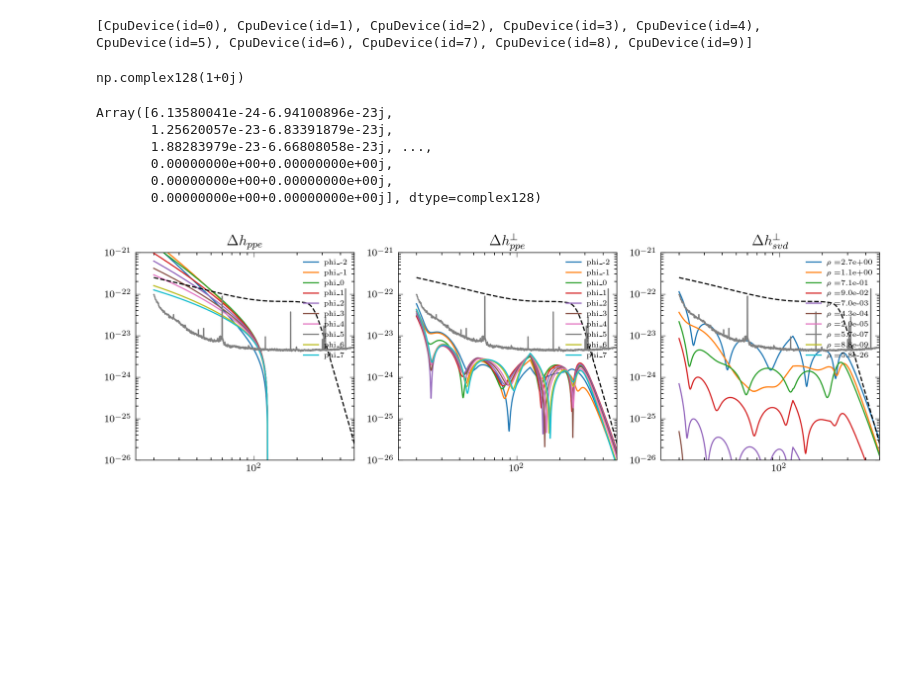
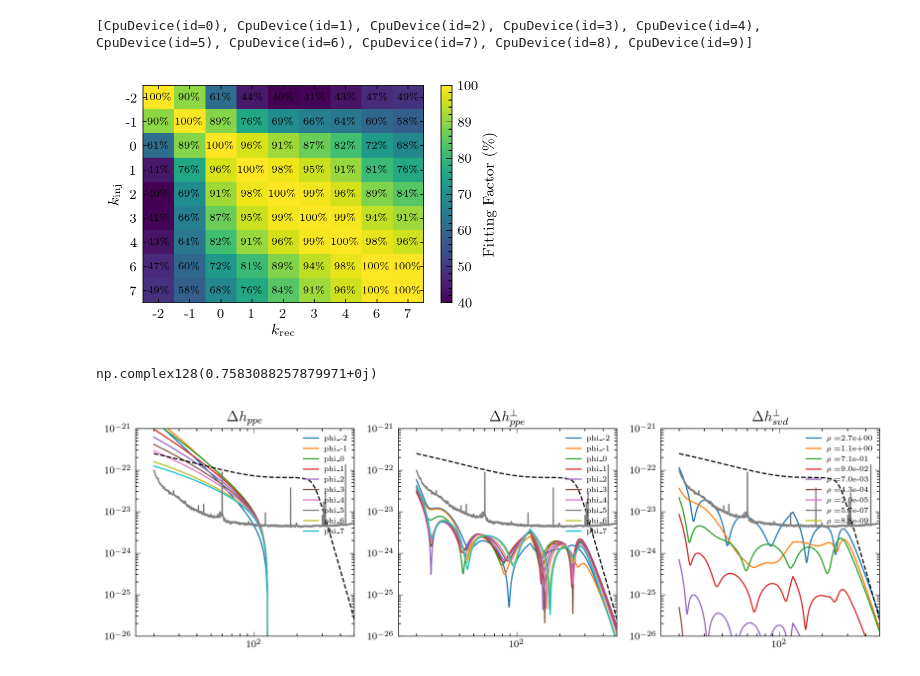
Before and after one commit to BrianCSeymour/geo-tgr, a Jupyter notebook: svd-ppeperp.ipynb, the cells around one changed output. Saved outputs shown, nothing was run; the diff lists cells and outputs as text; code cells hidden in the pictures; blank space fills up the shorter version.

```diff
--- a/svd-ppeperp.ipynb
+++ b/svd-ppeperp.ipynb
@@ -176,10 +175,6 @@ def compute_Dh_nvnl_perp(dh, x, param, cov):
             dhperp[d] = dhperp[d] / dperpnorm
             Dh[d] = Dh[d] / dperpnorm
     return dhperp, Dh
-# %%
-np.sum([lib.innprod(dhperp_nvnl[d], dhperp_nvnl[d], obj.psdO3, obj.freqs) for d in dets])**(1/2)
-# %% [output]
-np.complex128(1+0j)
 # %%
 def make_Dh_ppe(kinj, dphik, x, norm_dh = False):
     Dh = {}
@@ -251,3 +258,57 @@ dhperp_nvnl, Dh_nvnl = compute_Dh_nvnl_perp(dhgr, x, paramgr, cov)
+# %%
+import matplotlib.pyplot as plt
+import matplotlib.colors as mcolors
+from matplotlib.ticker import FuncFormatter
+
+fig, ax = plt.subplots()
+
+mmarr = ff
+
+# Ensure values are between 0 and 1 for percentage representation
+mmarr_safe = np.clip(mmarr, 0, 1)
+
+# Define levels for percentage scale (0% to 100%)
+levels = np.linspace(0.4, 1, 7)
+normbar = mcolors.Normalize(vmin=0.4, vmax=1)
+
+# Plot using percentage scale
+plt.imshow(mmarr_safe, cmap='viridis', interpolation='nearest', aspect='auto', norm=normbar)
+
+# Add discrete color bar
+cbar = plt.colorbar(ticks=levels)
+cbar.ax.yaxis.set_major_formatter(FuncFormatter(lambda x, _: f"{int(x * 100)}"))
+cbar.set_label(r'Fitting Factor (\%)')
+
+# Label axes
+plt.xlabel(r"$k_{\mathrm{rec}}$")
+plt.ylabel(r"$k_{\mathrm{inj}}$")
+
+# Annotate each cell with percentage values
+for i in range(len(kkvals)):
+    for j in range(len(kkvals)):
+        text = f"{mmarr_safe[i, j] * 100:.0f}\%"  # Convert to percentage
+        ax.text(j, i, text, ha="center", va="center", color="k", fontsize=6, weight="bold")
+
+# Set tick labels
+plt.xticks(ticks=np.arange(len(kkvals)), labels=kkvals)
+plt.yticks(ticks=np.arange(len(kkvals)), labels=kkvals)
+
+# Adjust tick parameters
+ax.tick_params(which='minor', bottom=False, left=False, top=False, right=False)
+ax.tick_params(axis='x', length=2, width=0.5)  # Make x-tick marks smaller
+ax.tick_params(axis='y', length=2, width=0.5)  # Make y-tick marks smaller
+
+# plt.savefig("ff-pn-tests-spin.pdf", bbox_inches='tight', pad_inches=0)
+plt.show()
+# %% [output]
+[figure, added]
+# %%
+dh_1 = res[obj.k2str[kk[1]]]
+dh_2 = res[obj.k2str[kk[3]]]
+
+np.sum([lib.innprod(dh_1[d], dh_2[d], obj.psdO3, obj.freqs) for d in dets])
+# %% [output]
+np.complex128(0.7583088257879971+0j)
 # %%
 def compute_H_svd(all_dets=True,perp=True):
     rows = []
@@ -291,11 +356 @@ norm = np.sum(normarr)**(1/2)
-# %%
-# obj.k2str[2]
-resDh[obj.k2str[2]]["H1"]
-# %% [output]
-Array([6.13580041e-24-6.94100896e-23j,
-       1.25620057e-23-6.83391879e-23j,
-       1.88283979e-23-6.66808058e-23j, ...,
-       0.00000000e+00+0.00000000e+00j,
-       0.00000000e+00+0.00000000e+00j,
-       0.00000000e+00+0.00000000e+00j], dtype=complex128)
 # %%
```
Also changed, not shown: parts of 12 cells of this notebook, 5 other files.
